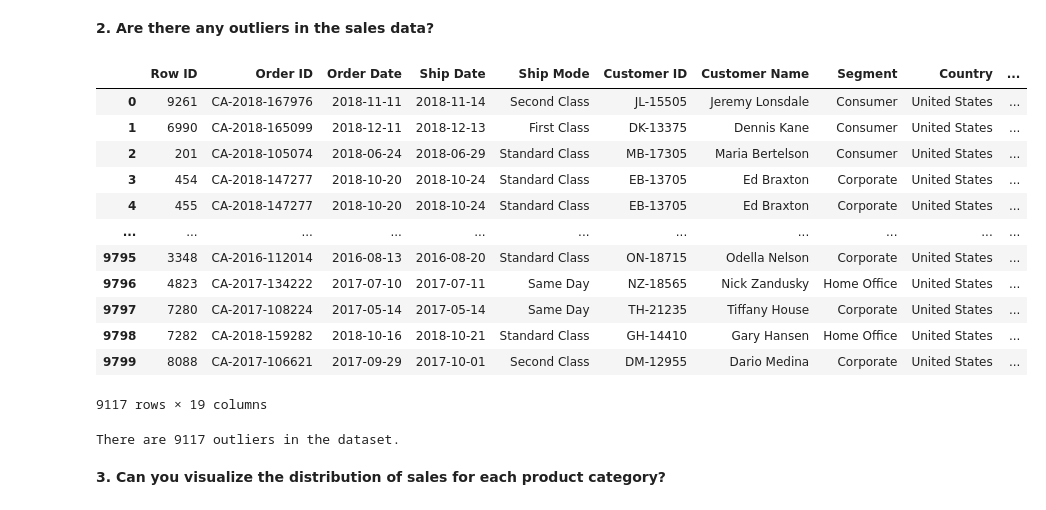
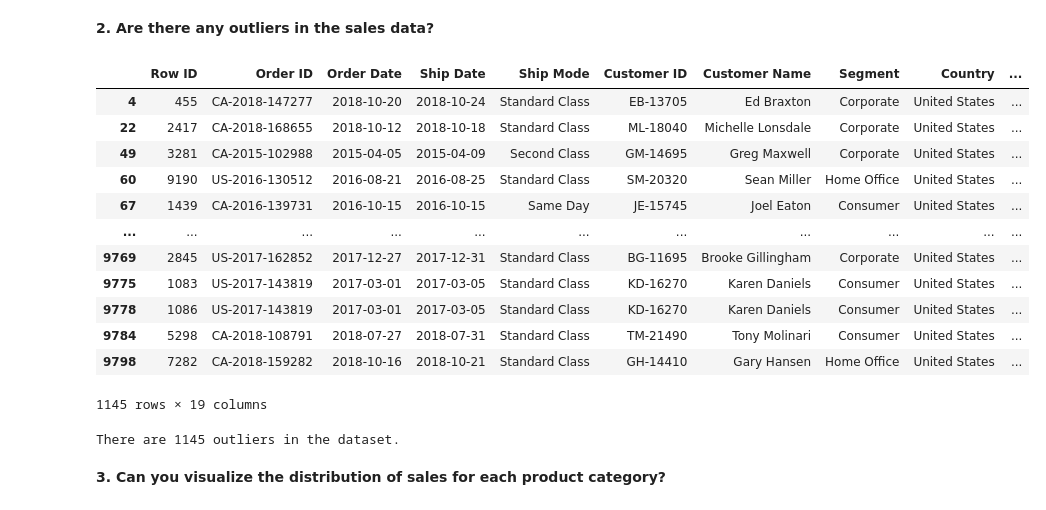
Before and after one commit to mideolatunde/POSHEM-TECHNOLOGIES-DATA-SCIENCE, a Jupyter notebook: Poshem Business School Sales.ipynb, the cells around one changed output. Cells and saved outputs as stored; diff of their text form; code cells hidden in the pictures.

Commit message:
My first commit in a long time. HNY!

```diff
--- a/Poshem Business School Sales.ipynb
+++ b/Poshem Business School Sales.ipynb
@@ -484,30 +484,30 @@ The Distribution of the Sales value is Right-Skewed
 # %%
 from scipy import stats
 dist = posh['Sales'].describe()
 iqr = dist.values[6] - dist.values[4]
 
 upper = dist.values[6] + (1.5 * iqr)
-lower = dist.values[4] + (1.5 * iqr)
+lower = dist.values[4] - (1.5 * iqr)
 
 outliers = posh[(posh['Sales'] < lower) | (posh['Sales'] > upper)]
 display(outliers)
 
 print(f'There are {outliers.shape[0]} outliers in the dataset.')
 # %% [output]
 |  | Row ID | Order ID | Order Date | Ship Date | Ship Mode | Customer ID | Customer Name | Segment | Country | ... |
-| 0 | 9261 | CA-2018-167976 | 2018-11-11 | 2018-11-14 | Second Class | JL-15505 | Jeremy Lonsdale | Consumer | United States | ... |
-| 1 | 6990 | CA-2018-165099 | 2018-12-11 | 2018-12-13 | First Class | DK-13375 | Dennis Kane | Consumer | United States | ... |
-| 2 | 201 | CA-2018-105074 | 2018-06-24 | 2018-06-29 | Standard Class | MB-17305 | Maria Bertelson | Consumer | United States | ... |
-| 3 | 454 | CA-2018-147277 | 2018-10-20 | 2018-10-24 | Standard Class | EB-13705 | Ed Braxton | Corporate | United States | ... |
 | 4 | 455 | CA-2018-147277 | 2018-10-20 | 2018-10-24 | Standard Class | EB-13705 | Ed Braxton | Corporate | United States | ... |
+| 22 | 2417 | CA-2018-168655 | 2018-10-12 | 2018-10-18 | Standard Class | ML-18040 | Michelle Lonsdale | Corporate | United States | ... |
+| 49 | 3281 | CA-2015-102988 | 2015-04-05 | 2015-04-09 | Second Class | GM-14695 | Greg Maxwell | Corporate | United States | ... |
+| 60 | 9190 | US-2016-130512 | 2016-08-21 | 2016-08-25 | Standard Class | SM-20320 | Sean Miller | Home Office | United States | ... |
+| 67 | 1439 | CA-2016-139731 | 2016-10-15 | 2016-10-15 | Same Day | JE-15745 | Joel Eaton | Consumer | United States | ... |
 | ... | ... | ... | ... | ... | ... | ... | ... | ... | ... | ... |
-| 9795 | 3348 | CA-2016-112014 | 2016-08-13 | 2016-08-20 | Standard Class | ON-18715 | Odella Nelson | Corporate | United States | ... |
-| 9796 | 4823 | CA-2017-134222 | 2017-07-10 | 2017-07-11 | Same Day | NZ-18565 | Nick Zandusky | Home Office | United States | ... |
-| 9797 | 7280 | CA-2017-108224 | 2017-05-14 | 2017-05-14 | Same Day | TH-21235 | Tiffany House | Corporate | United States | ... |
+| 9769 | 2845 | US-2017-162852 | 2017-12-27 | 2017-12-31 | Standard Class | BG-11695 | Brooke Gillingham | Corporate | United States | ... |
+| 9775 | 1083 | US-2017-143819 | 2017-03-01 | 2017-03-05 | Standard Class | KD-16270 | Karen Daniels | Consumer | United States | ... |
+| 9778 | 1086 | US-2017-143819 | 2017-03-01 | 2017-03-05 | Standard Class | KD-16270 | Karen Daniels | Consumer | United States | ... |
+| 9784 | 5298 | CA-2018-108791 | 2018-07-27 | 2018-07-31 | Standard Class | TM-21490 | Tony Molinari | Consumer | United States | ... |
 | 9798 | 7282 | CA-2018-159282 | 2018-10-16 | 2018-10-21 | Standard Class | GH-14410 | Gary Hansen | Home Office | United States | ... |
-| 9799 | 8088 | CA-2017-106621 | 2017-09-29 | 2017-10-01 | Second Class | DM-12955 | Dario Medina | Corporate | United States | ... |
-9117 rows × 19 columns
+1145 rows × 19 columns
-There are 9117 outliers in the dataset.
+There are 1145 outliers in the dataset.
 # %% [markdown]
 **3. Can you visualize the distribution of sales for each product category?**
 # %%
```
Also changed, not shown: parts of 2 cells of this notebook.
